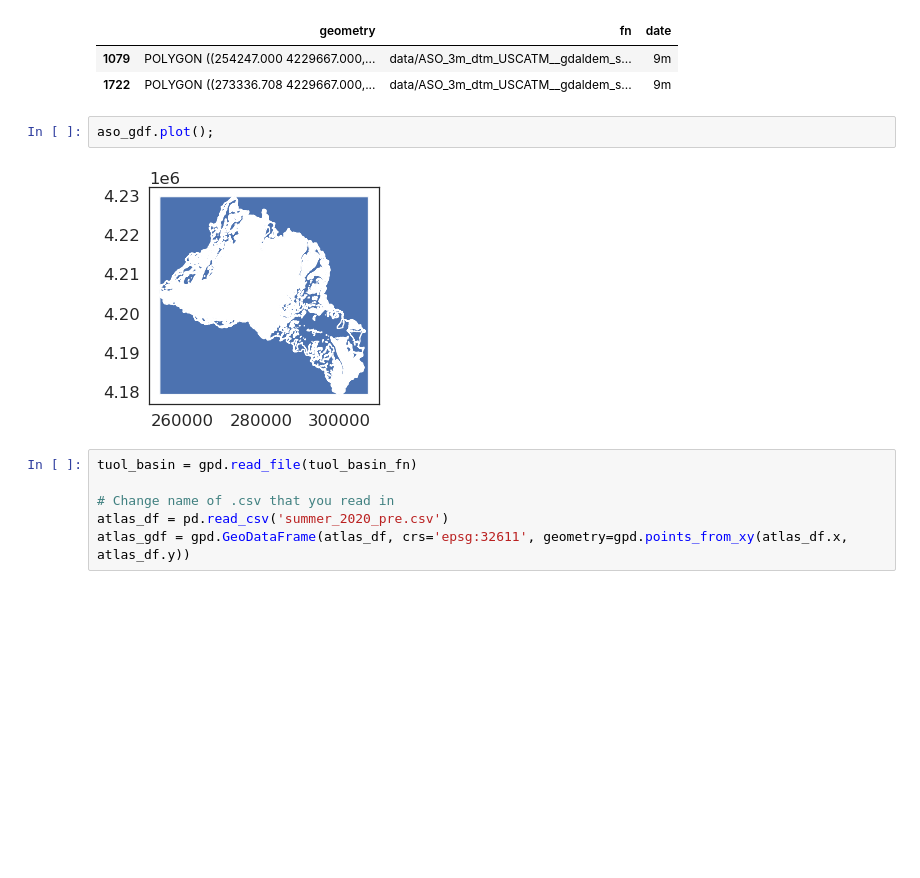
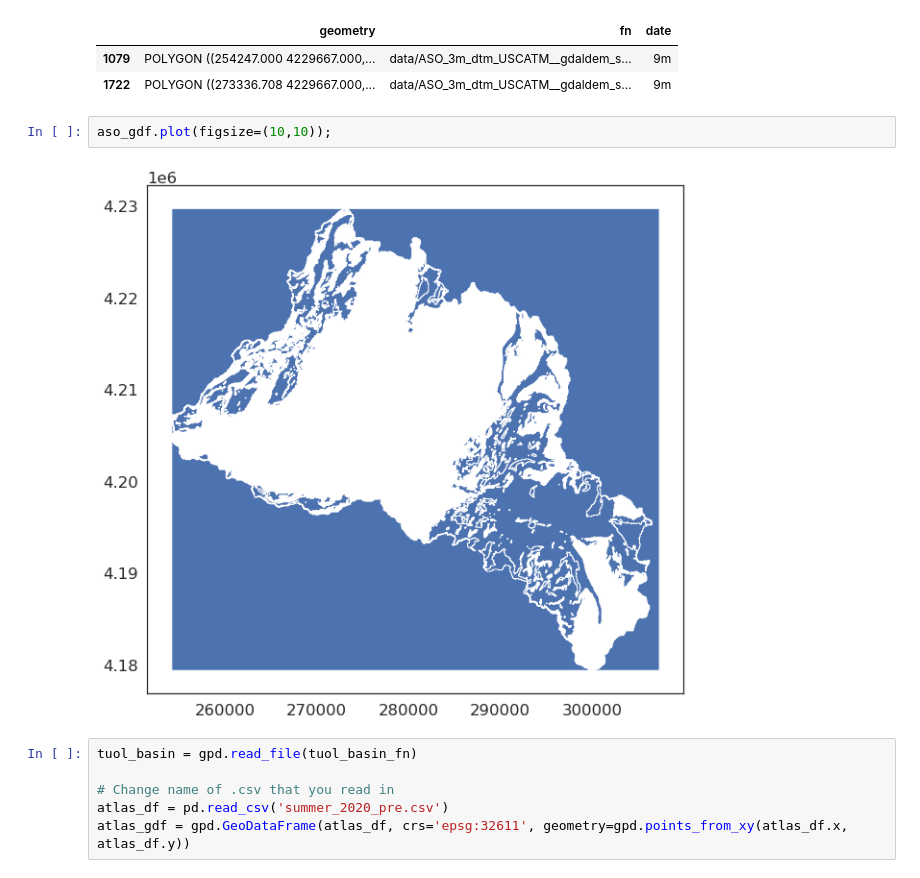
Before and after one commit to UW-GDA/ICESat-2_Snowdepth, a Jupyter notebook: Difference_ICESat-2_ASO.ipynb, the cells around one changed output. Saved outputs shown, nothing was run; the diff lists cells and outputs as text; blank space fills up the shorter version.

```diff
--- a/Difference_ICESat-2_ASO.ipynb
+++ b/Difference_ICESat-2_ASO.ipynb
@@ -94,9 +114,9 @@ aso_gdf
 | 1079 | POLYGON ((254247.000 4229667.000,... | data/ASO_3m_dtm_USCATM__gdaldem_s... | 9m |
 | 1722 | POLYGON ((273336.708 4229667.000,... | data/ASO_3m_dtm_USCATM__gdaldem_s... | 9m |
 # %%
-aso_gdf.plot();
+aso_gdf.plot(figsize=(10,10));
 # %% [output]
-[figure, old version]
+[figure, new version]
 # %%
 tuol_basin = gpd.read_file(tuol_basin_fn)
 
```
Also changed, not shown: parts of 13 cells of this notebook, 2 other files.
